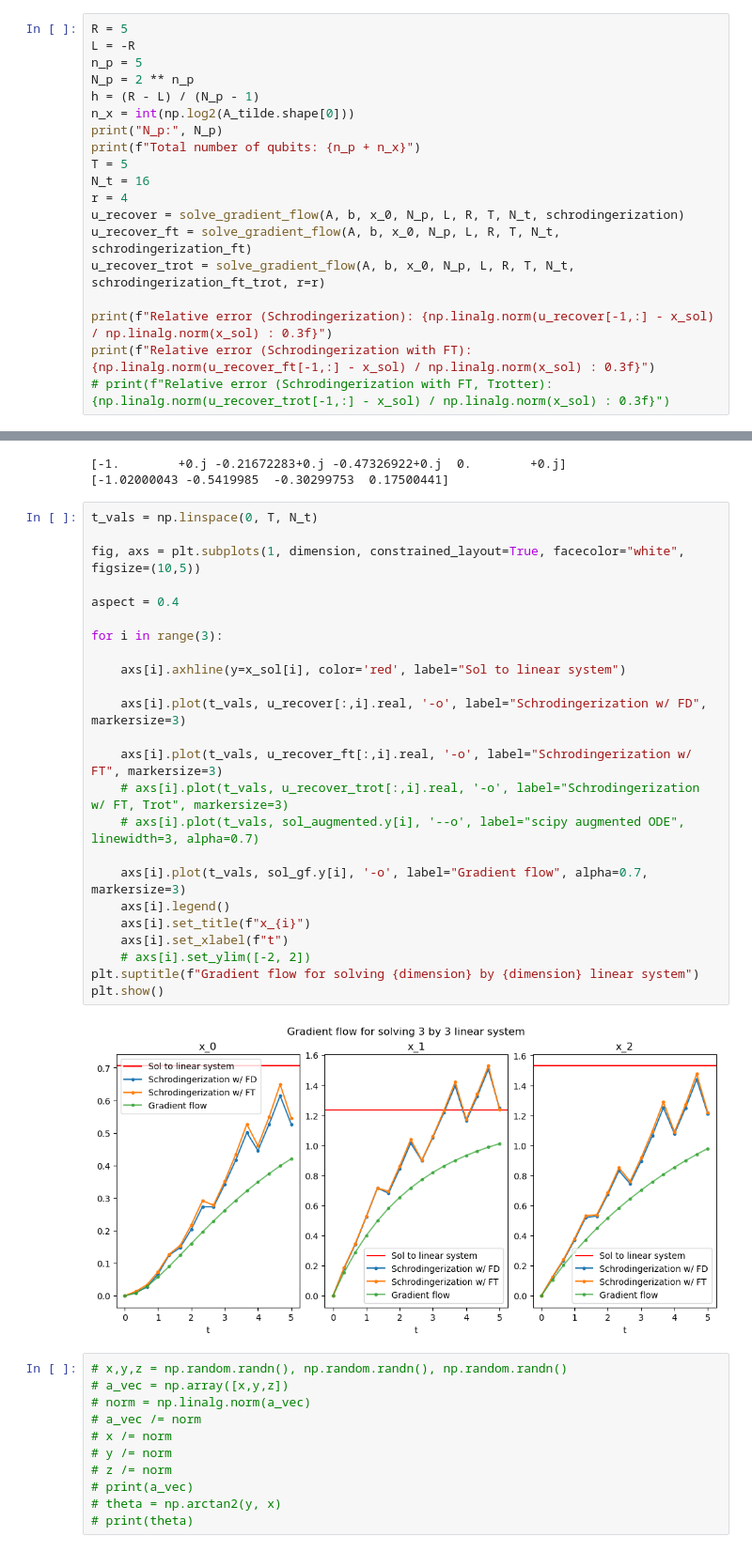
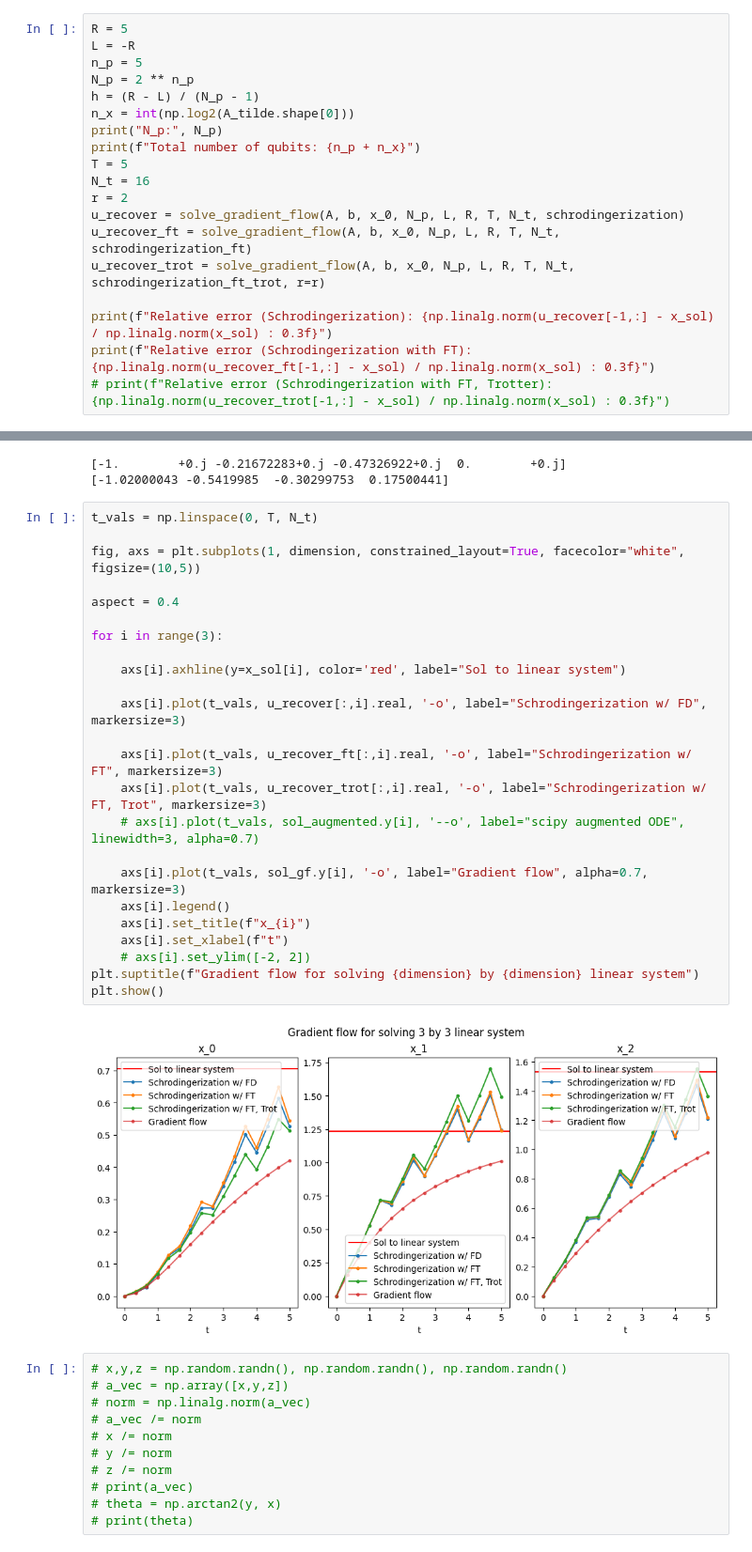
Before and after one commit to jli0108/quantum-diff-eq-ham-ebd, a Jupyter notebook: linear_system_std_binary.ipynb, the cells around one changed output, grey strips where cells are left out. Shown: that part at 94% size. Cells and saved outputs as stored; diff of their text form.

```diff
--- a/linear_system_std_binary.ipynb
+++ b/linear_system_std_binary.ipynb
@@ -250,7 +250,7 @@ print("N_p:", N_p)
 print(f"Total number of qubits: {n_p + n_x}")
 T = 5
 N_t = 16
-r = 4
+r = 2
 u_recover = solve_gradient_flow(A, b, x_0, N_p, L, R, T, N_t, schrodingerization)
 u_recover_ft = solve_gradient_flow(A, b, x_0, N_p, L, R, T, N_t, schrodingerization_ft)
 u_recover_trot = solve_gradient_flow(A, b, x_0, N_p, L, R, T, N_t, schrodingerization_ft_trot, r=r)
@@ -297,29 +297,29 @@ sol_augmented = solve_ivp(F, [0, T], vstack([x_0, 1]).toarray().reshape(dimensio
 # %%
 t_vals = np.linspace(0, T, N_t)
 
 fig, axs = plt.subplots(1, dimension, constrained_layout=True, facecolor="white", figsize=(10,5))
 
 aspect = 0.4
 
 for i in range(3):
 
     axs[i].axhline(y=x_sol[i], color='red', label="Sol to linear system")
 
     axs[i].plot(t_vals, u_recover[:,i].real, '-o', label="Schrodingerization w/ FD", markersize=3)
 
     axs[i].plot(t_vals, u_recover_ft[:,i].real, '-o', label="Schrodingerization w/ FT", markersize=3)
-    # axs[i].plot(t_vals, u_recover_trot[:,i].real, '-o', label="Schrodingerization w/ FT, Trot", markersize=3)
+    axs[i].plot(t_vals, u_recover_trot[:,i].real, '-o', label="Schrodingerization w/ FT, Trot", markersize=3)
     # axs[i].plot(t_vals, sol_augmented.y[i], '--o', label="scipy augmented ODE", linewidth=3, alpha=0.7)
 
     axs[i].plot(t_vals, sol_gf.y[i], '-o', label="Gradient flow", alpha=0.7, markersize=3)
     axs[i].legend()
     axs[i].set_title(f"x_{i}")
     axs[i].set_xlabel(f"t")
     # axs[i].set_ylim([-2, 2])
 plt.suptitle(f"Gradient flow for solving {dimension} by {dimension} linear system")
 plt.show()
 # %% [output]
-[figure, old version]
+[figure, new version]
 # %%
 # x,y,z = np.random.randn(), np.random.randn(), np.random.randn()
 # a_vec = np.array([x,y,z])
```
Also changed, not shown: parts of 12 cells of this notebook.
